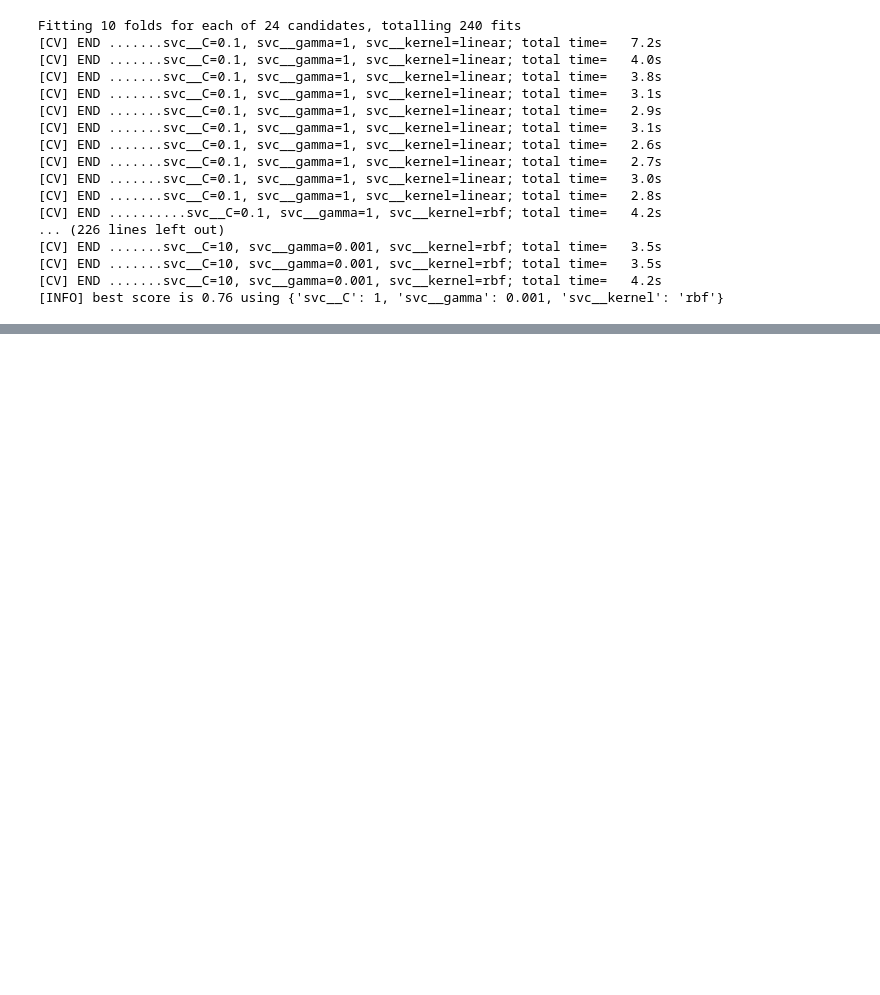
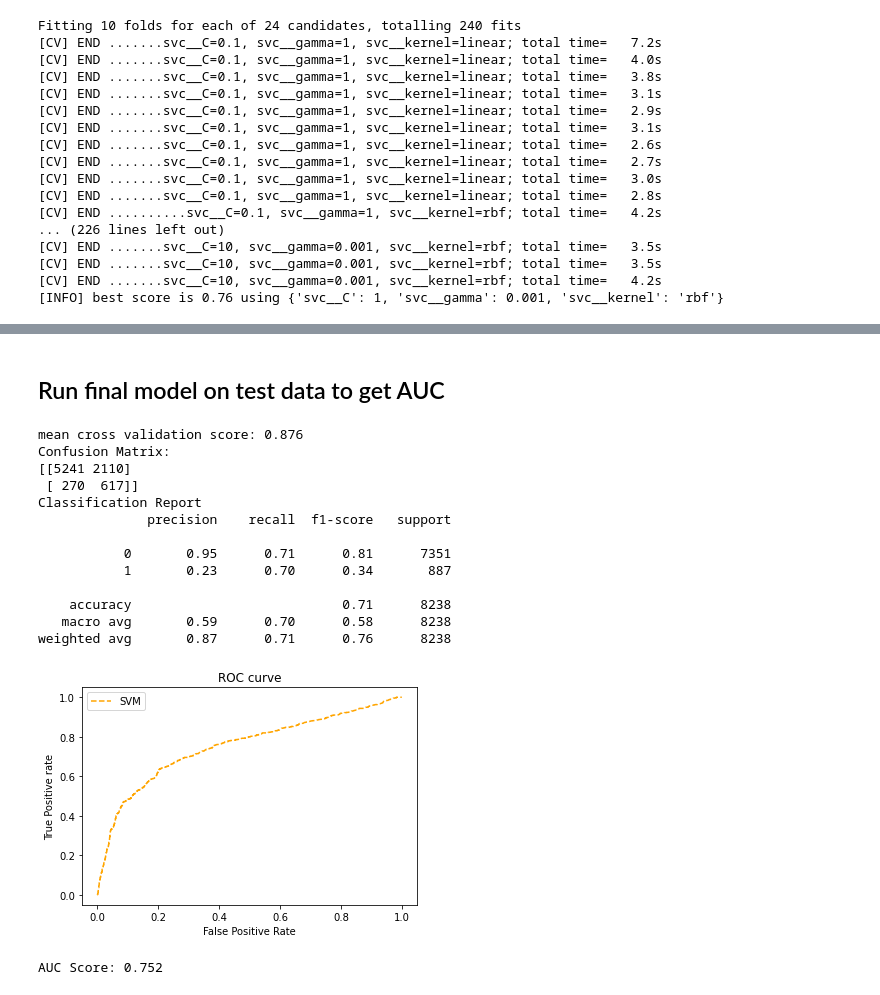
Before and after one commit to aojudo/seminar-marketing, a Jupyter notebook: SVM.ipynb, the cells around one changed output, grey strips where cells are left out. Cells and saved outputs as stored; diff of their text form; code cells hidden in the pictures; blank space fills up the shorter version.

```diff
--- a/SVM.ipynb
+++ b/SVM.ipynb
@@ -268,19 +183,0 @@ Gamma: 0.001, train: 0.800, test: 0.789
-# %%
-#Use the parameters of the gridsearch
-
-gamma = 1
-c= 1
-kernel = 'rbf'
-
-#SVM Classifier
-classifier = svm.SVC(C= c ,kernel = kernel, gamma = gamma, probability=True)
-
-param_grid = {'C': [0.1,1, 10, 100], 'gamma': [1,0.1,0.01,0.001],'kernel': ['linear','rbf']}
-grid = GridSearchCV(classifier,param_grid,refit=True,scoring='roc_auc', verbose=2)
-grid.fit(train_features,train_targets)
-print(grid.best_estimator_)
-print(grid.best_params_)
-
-grid_predictions = grid.predict(test_features)
-print(confusion_matrix(test_targets,grid_predictions))
-print(classification_report(test_targets,grid_predictions))
@@ -304,0 +184,59 @@ weighted avg       0.85      0.84      0.84      1856
+# %% [markdown]
+## Run final model on test data to get AUC
+# %%
+#SVM Classifier
+classifier = svm.SVC(C= C ,kernel = kernel, gamma = gamma, probability=True)
+
+k = 10
+kf = KFold(n_splits=k, shuffle = True)
+
+dt_scores = cross_val_score(classifier, x_res, y_res, scoring ='roc_auc' ,cv = kf)
+print("mean cross validation score: {}".format(np.round(np.mean(dt_scores),3)))
+
+classifier.fit(x_res, y_res)
+
+predictions = classifier.predict(test_features)
+
+print("Confusion Matrix:")
+print(confusion_matrix(test_targets, predictions))
+
+print("Classification Report")
+print(classification_report(test_targets, predictions))
+
+#Beginning the plotting of ROC-curve
+pred_prob = classifier.predict_proba(test_features)
+fpr, tpr, thresh = roc_curve(test_targets, pred_prob[:,1], pos_label=1)
+
+#Plot roc curves
+plt.plot(fpr, tpr, linestyle='--',color='orange', label='SVM')
+
+# title
+plt.title('ROC curve')
+# x label
+plt.xlabel('False Positive Rate')
+# y label
+plt.ylabel('True Positive rate')
+
+plt.legend(loc='best')
+plt.savefig('ROC',dpi=300)
+plt.show();
+
+#AUC Score
+auc_score = roc_auc_score(test_targets, pred_prob[:,1])
+print("AUC Score: " + str(np.round(auc_score , 3)))
+# %% [output]
+mean cross validation score: 0.876
+Confusion Matrix:
+[[5241 2110]
+ [ 270  617]]
+Classification Report
+              precision    recall  f1-score   support
+
+           0       0.95      0.71      0.81      7351
+           1       0.23      0.70      0.34       887
+
+    accuracy                           0.71      8238
+   macro avg       0.59      0.70      0.58      8238
+weighted avg       0.87      0.71      0.76      8238
+[figure, added]
+AUC Score: 0.752
```
Also changed, not shown: parts of 16 cells of this notebook, 2 other files.
